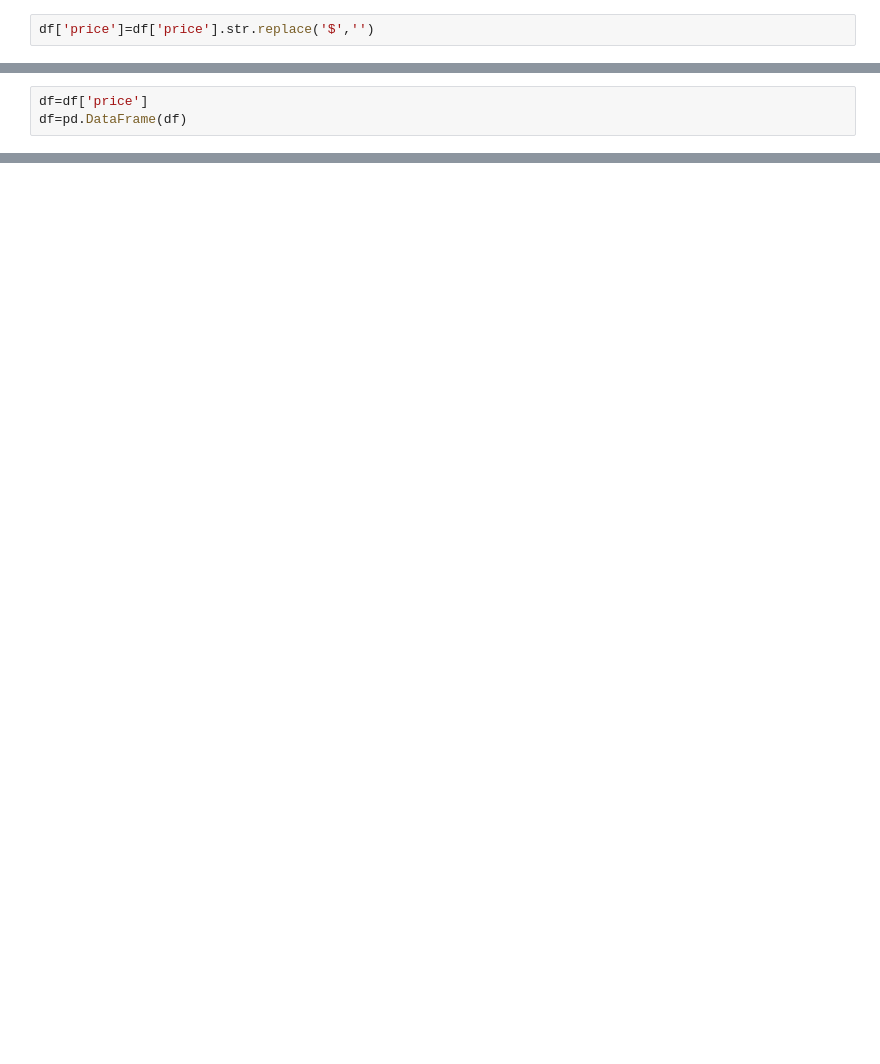
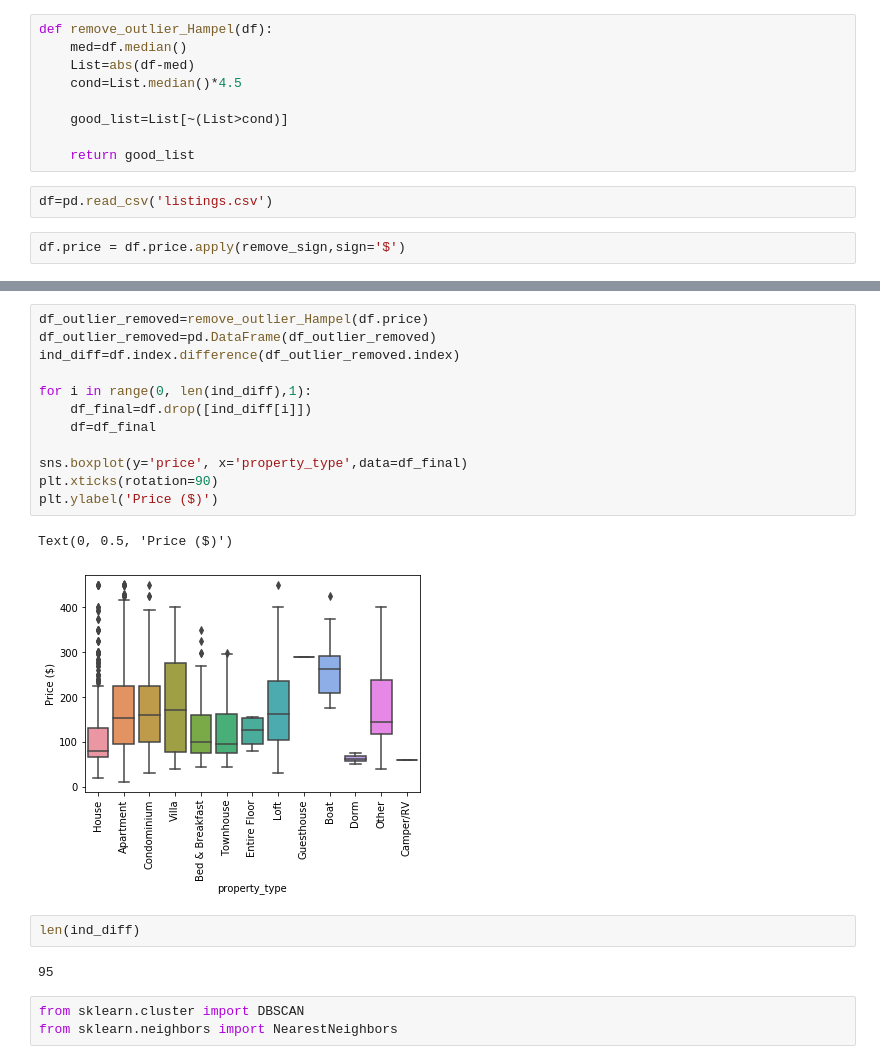
Before and after one commit to mdsohelmahmood/Statistics, a Jupyter notebook: Outlier_detection_WIP.ipynb, the cells around one changed output, grey strips where cells are left out. Cells and saved outputs as stored; diff of their text form; blank space fills up the shorter version.

```diff
--- a/Outlier_detection_WIP.ipynb
+++ b/Outlier_detection_WIP.ipynb
@@ -40,2 +50,13 @@ Index(['id', 'listing_url', 'scrape_id', 'last_scraped', 'name', 'summary',
+# %%
+def remove_outlier_Hampel(df):
+    med=df.median()
+    List=abs(df-med)
+    cond=List.median()*4.5
+
+    good_list=List[~(List>cond)]
+
+    return good_list
+# %%
+df=pd.read_csv('listings.csv')
 # %%
-df['price']=df['price'].str.replace('$','')
+df.price = df.price.apply(remove_sign,sign='$')
@@ -46,3 +62,0 @@ df['price'].isnull().sum()
-# %%
-df=df['price']
-df=pd.DataFrame(df)
@@ -73,0 +63,22 @@ df_final
+# %%
+df_outlier_removed=remove_outlier_Hampel(df.price)
+df_outlier_removed=pd.DataFrame(df_outlier_removed)
+ind_diff=df.index.difference(df_outlier_removed.index)
+
+for i in range(0, len(ind_diff),1):
+    df_final=df.drop([ind_diff[i]])
+    df=df_final
+
+sns.boxplot(y='price', x='property_type',data=df_final)
+plt.xticks(rotation=90)
+plt.ylabel('Price ($)')
+# %% [output]
+Text(0, 0.5, 'Price ($)')
+[figure, added]
+# %%
+len(ind_diff)
+# %% [output]
+95
+# %%
+from sklearn.cluster import DBSCAN
+from sklearn.neighbors import NearestNeighbors
```
Also changed, not shown: parts of 21 cells of this notebook.
